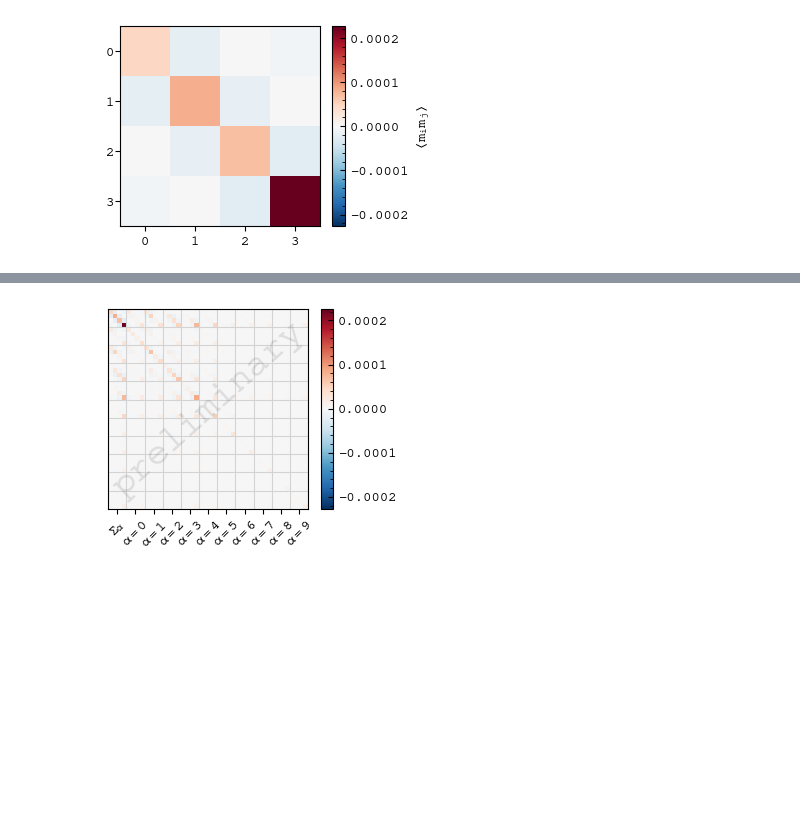
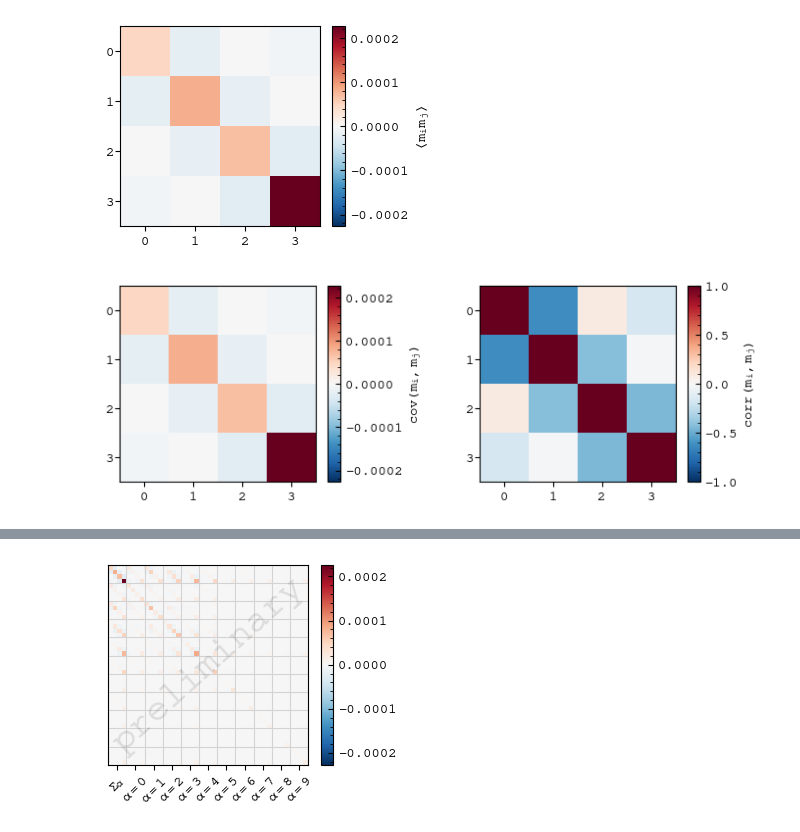
Before and after one commit to sidneymau/des-y6-image-sims-analysis, a Jupyter notebook: plots/cov.ipynb, the cells around one changed output, grey strips where cells are left out. Drawn from its saved outputs; the diff is of its cells as text; code cells hidden in the pictures; blank space fills up the shorter version.

```diff
--- a/plots/cov.ipynb
+++ b/plots/cov.ipynb
@@ -51,7 +55,7 @@ fig, axs = lib.plotting.make_axes(
 )
 
 im = axs.imshow(cov[:4, :4], norm=mpl.colors.CenteredNorm(), cmap="RdBu_r")
-lib.plotting.add_colorbar(axs, im, label="〈$m_i m_j$〉")
+lib.plotting.add_colorbar(axs, im, label="$〈m_i m_j〉$")
 
 axs.set_xticks(
     tomos,
@@ -84,3 +88,74 @@ axs.tick_params(
 plt.show()
 # %% [output]
 [figure]
+# %%
+fig, axs = lib.plotting.make_axes(
+    1, 2,
+    **twocolumn_kwargs,
+)
+
+im = axs[0].imshow(cov[:4, :4], norm=mpl.colors.CenteredNorm(), cmap="RdBu_r")
+lib.plotting.add_colorbar(axs[0], im, label="$cov(m_i, m_j)$")
+
+axs[0].set_xticks(
+    tomos,
+    labels=tomos,
+    minor=False,
+    ha="center",
+)
+axs[0].set_xticks(
+    [],
+    minor=True,
+)
+
+axs[0].set_yticks(
+    tomos,
+    labels=tomos,
+    minor=False,
+    ha="center",
+)
+axs[0].set_yticks(
+    [],
+    minor=True,
+)
+
+axs[0].tick_params(
+    direction="out",
+    top=False,
+    right=False,
+)
+
+im = axs[1].imshow(corr[:4, :4], norm=mpl.colors.CenteredNorm(), cmap="RdBu_r")
+lib.plotting.add_colorbar(axs[1], im, label="$corr(m_i, m_j)$")
+
+axs[1].set_xticks(
+    tomos,
+    labels=tomos,
+    minor=False,
+    ha="center",
+)
+axs[1].set_xticks(
+    [],
+    minor=True,
+)
+
+axs[1].set_yticks(
+    tomos,
+    labels=tomos,
+    minor=False,
+    ha="center",
+)
+axs[1].set_yticks(
+    [],
+    minor=True,
+)
+
+axs[1].tick_params(
+    direction="out",
+    top=False,
+    right=False,
+)
+
+plt.show()
+# %% [output]
+[figure, added]
```
Also changed, not shown: parts of 5 cells of this notebook.
